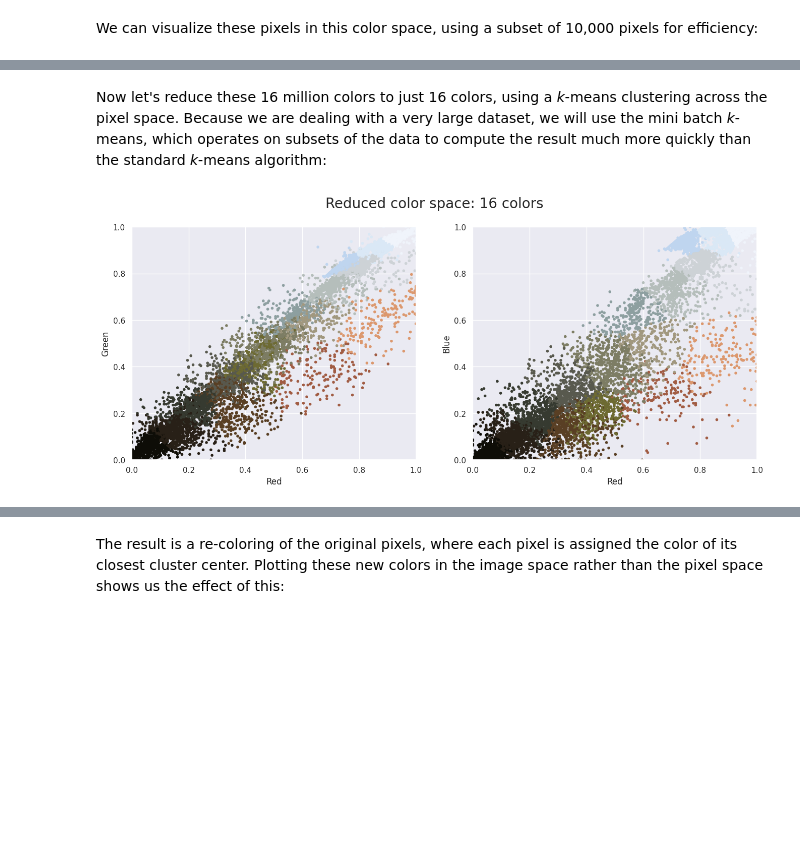
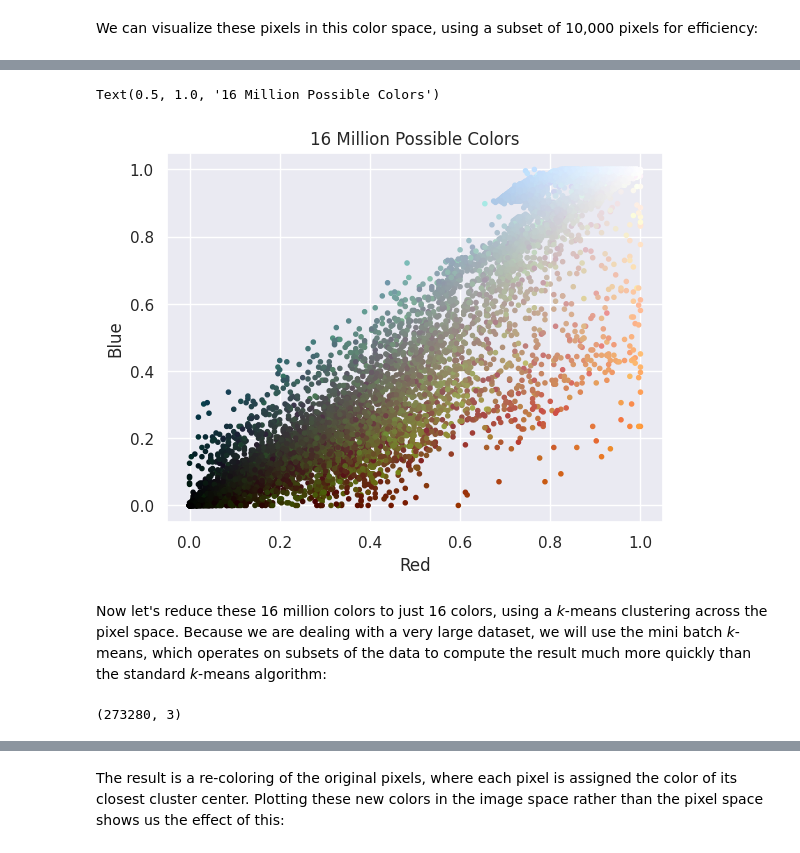
Before and after one commit to anyuanay/info213, a Jupyter notebook: INFO213_Week8_9_Lecture_clustering_kmeans.ipynb, the cells around one changed output, grey strips where cells are left out. Saved outputs shown, nothing was run; the diff lists cells and outputs as text; code cells hidden in the pictures; blank space fills up the shorter version.

```diff
--- a/INFO213_Week8_9_Lecture_clustering_kmeans.ipynb
+++ b/INFO213_Week8_9_Lecture_clustering_kmeans.ipynb
@@ -376,15 +384,20 @@ plot_pixels(data, title='Input color space: 16 million possible colors')
+# %%
+plt.scatter(R, B, color=colors, marker=".")
+plt.xlabel("Red")
+plt.ylabel("Blue")
+plt.title("16 Million Possible Colors")
+# %% [output]
+Text(0.5, 1.0, '16 Million Possible Colors')
+[figure, added]
 # %% [markdown]
 Now let's reduce these 16 million colors to just 16 colors, using a *k*-means clustering across the pixel space.
 Because we are dealing with a very large dataset, we will use the mini batch *k*-means, which operates on subsets of the data to compute the result much more quickly than the standard *k*-means algorithm:
 # %%
-import warnings; warnings.simplefilter('ignore')  # Fix NumPy issues.
-
 from sklearn.cluster import MiniBatchKMeans
 kmeans = MiniBatchKMeans(16)
 kmeans.fit(data)
 new_colors = kmeans.cluster_centers_[kmeans.predict(data)]
-
-plot_pixels(data, colors=new_colors,
-            title="Reduced color space: 16 colors")
-# %% [output]
-[figure, removed]
+# %%
+new_colors.shape
+# %% [output]
+(273280, 3)
```
Also changed, not shown: parts of 10 cells of this notebook.
